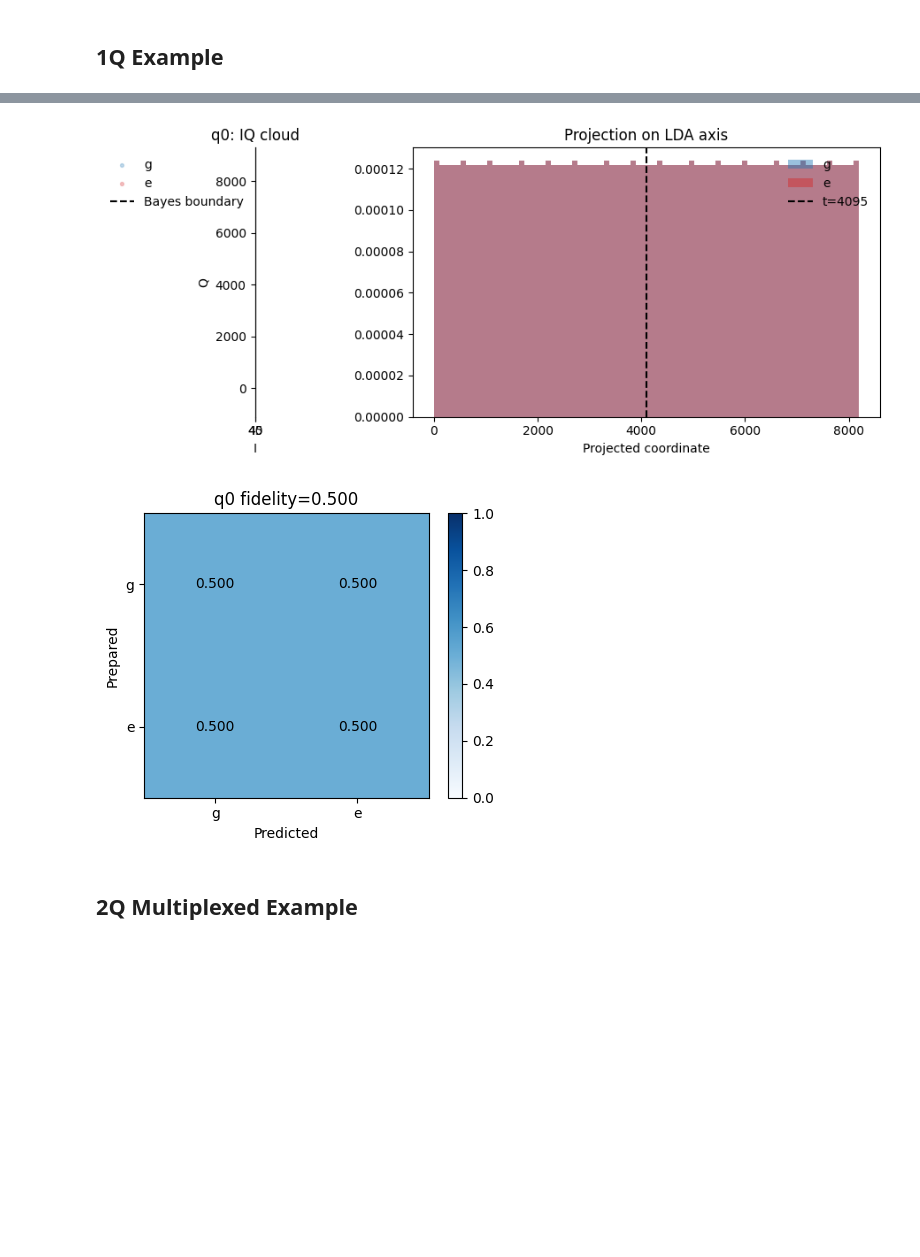
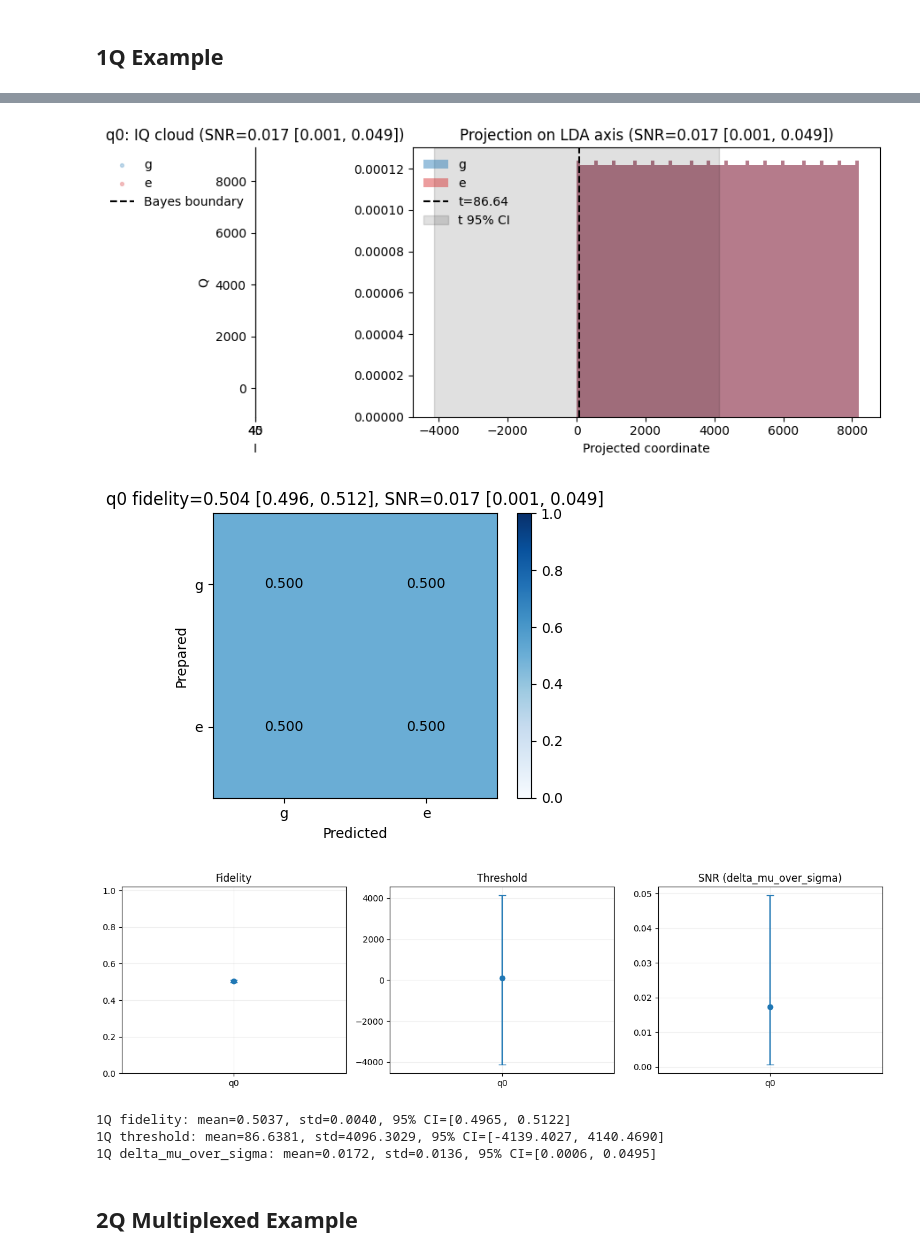
Before and after one commit to yalgaeahn/qubit-experiment, a Jupyter notebook: examples/selectiveRIP/iq_cloud_test.ipynb, the cells around one changed output, grey strips where cells are left out. Cells and saved outputs as stored; diff of their text form; code cells hidden in the pictures; blank space fills up the shorter version.

Commit message:
Update bootstrap uncertainty plots

```diff
--- a/examples/selectiveRIP/iq_cloud_test.ipynb
+++ b/examples/selectiveRIP/iq_cloud_test.ipynb
@@ -217,8 +349,7 @@ wf_1q = iq_cloud.experiment_workflow(
     options=opts_1q,
 ).run()
 
-out_1q = unwrap_output(wf_1q)
-analysis_1q = unwrap_output(out_1q["analysis_result"])
+analysis_1q = extract_analysis_output(wf_1q)
 
 print("1Q assignment fidelity:", analysis_1q["assignment_fidelity"])
 print("1Q separation:", analysis_1q["separation_metrics"])
@@ -244,12 +375,16 @@ print("1Q threshold:", analysis_1q["thresholds"][q0.uid])
-[figure, old version]
+[figure, new version]
-[figure, old version]
+[figure, new version]
+[figure, added]
 # %%
 # 1Q bootstrap summary
 bs_1q = analysis_1q["bootstrap"]["per_qubit"][q0.uid]
 print_ci("1Q fidelity", bs_1q["fidelity"])
 print_ci("1Q threshold", bs_1q["threshold"])
 print_ci("1Q delta_mu_over_sigma", bs_1q["delta_mu_over_sigma"])
-print_ci("1Q mahalanobis_distance", bs_1q["mahalanobis_distance"])
+# %% [output]
+1Q fidelity: mean=0.5037, std=0.0040, 95% CI=[0.4965, 0.5122]
+1Q threshold: mean=86.6381, std=4096.3029, 95% CI=[-4139.4027, 4140.4690]
+1Q delta_mu_over_sigma: mean=0.0172, std=0.0136, 95% CI=[0.0006, 0.0495]
 # %% [markdown]
 ## 2Q Multiplexed Example
 # %%
```
Also changed, not shown: parts of 16 cells of this notebook, 4 other files.
